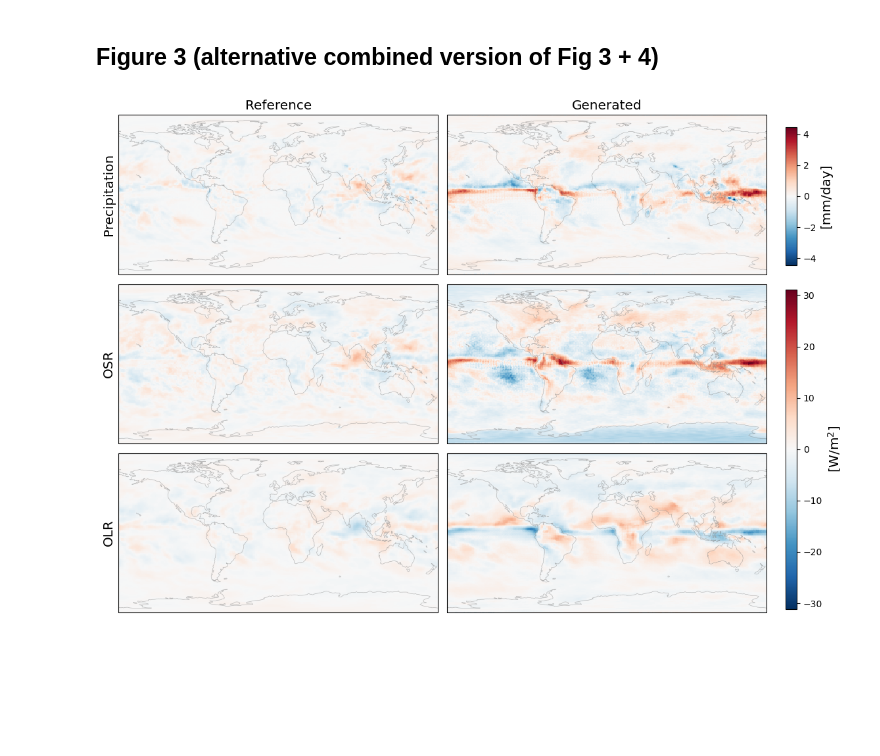
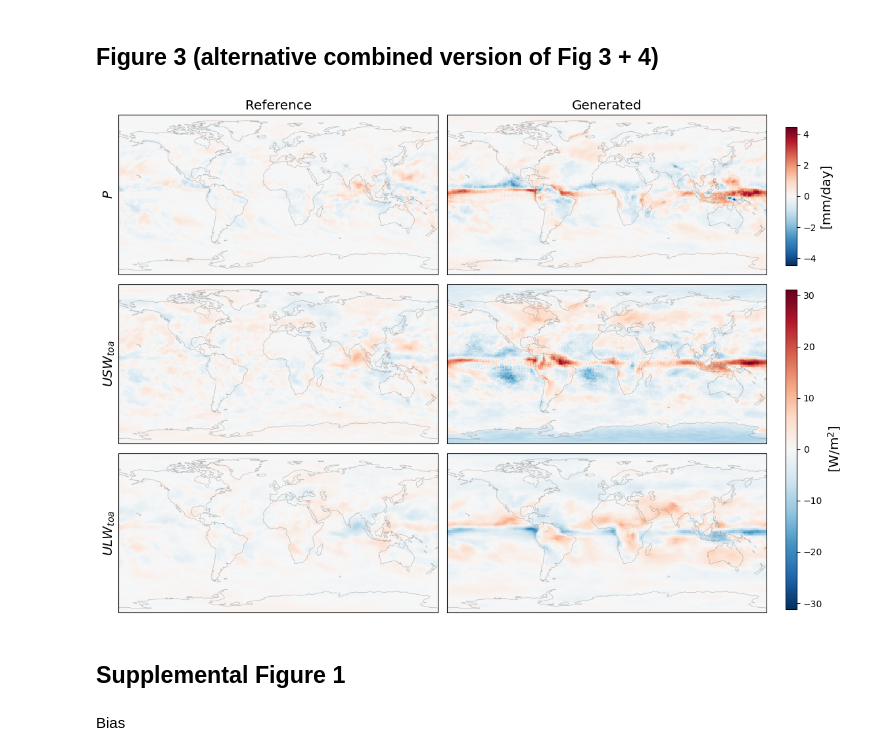
Before and after one commit to ai2cm/e3sm-v2-fme-manuscript, a Jupyter notebook: notebooks/figures.ipynb, the cells around one changed output. Saved outputs shown, nothing was run; the diff lists cells and outputs as text; code cells hidden in the pictures; blank space fills up the shorter version.

```diff
--- a/notebooks/figures.ipynb
+++ b/notebooks/figures.ipynb
@@ -285,5 +342,5 @@ time_mean_bias_OLR = compute_time_mean_bias(
 # %%
-ref_da_OLR = ref_ds["FLUT"].assign_attrs(units=FLUX_UNITS)
+ref_da_OLR = ref_ds[OLR].assign_attrs(units=FLUX_UNITS)
 ref_time_mean_bias_OLR = compute_time_mean_bias(
     ref_da_OLR,
     da_OLR.sel(source="target")
@@ -293,5 +350,5 @@ ref_time_mean_bias_OLR = compute_time_mean_bias(
 # %%
-da_OSR = ds["top_of_atmos_upward_shortwave_flux"].assign_attrs(units=FLUX_UNITS)
+da_OSR = ds[OSR].assign_attrs(units=FLUX_UNITS)
 time_mean_bias_OSR = compute_time_mean_bias(
     da_OSR.sel(source="prediction"),
     da_OSR.sel(source="target")
@@ -301,5 +358,5 @@ time_mean_bias_OSR = compute_time_mean_bias(
 # %%
-ref_da_OSR = ref_ds["top_of_atmos_upward_shortwave_flux"].assign_attrs(units=FLUX_UNITS)
+ref_da_OSR = ref_ds[OSR].assign_attrs(units=FLUX_UNITS)
 ref_time_mean_bias_OSR = compute_time_mean_bias(
     ref_da_OSR,
     da_OSR.sel(source="target")
@@ -320,13 +382,6 @@ fig.show()
 fig.savefig(os.path.join(OUTDIR, "osr_olr_bias.pdf"), bbox_inches="tight")
 # %% [markdown]
 ## Figure 3 (alternative combined version of Fig 3 + 4)
-# %%
-time_mean_bias = time_mean_bias.assign_attrs(units=PRECIP_UNITS)
-ref_time_mean_bias = ref_time_mean_bias.assign_attrs(units=PRECIP_UNITS)
-time_mean_bias_OSR = time_mean_bias_OSR.assign_attrs(units=FLUX_UNITS)
-ref_time_mean_bias_OSR = ref_time_mean_bias_OSR.assign_attrs(units=FLUX_UNITS)
-time_mean_bias_OLR = time_mean_bias_OLR.assign_attrs(units=FLUX_UNITS)
-ref_time_mean_bias_OLR = ref_time_mean_bias_OLR.assign_attrs(units=FLUX_UNITS)
 # %%
 fig, axs = plt.subplots(
     nrows=3,
@@ -338,45 +393,47 @@ fig, axs = plt.subplots(
 im_precip = plot_time_mean_bias_list(
     [time_mean_bias],
     [ref_time_mean_bias],
-    var_names=["Precipitation"],
+    var_names=[all_vars[PRECIP]],
     axs=axs[0:1]
 )
 
 im_fluxes = plot_time_mean_bias_list(
     [time_mean_bias_OSR, time_mean_bias_OLR],
     [ref_time_mean_bias_OSR, ref_time_mean_bias_OLR],
-    var_names=["OSR", "OLR"],
+    var_names=[all_vars[OSR], all_vars[OLR]],
     axs=axs[1:]
 )
 
 axs[1][0].set_title("")
 axs[1][1].set_title("")
 
 plt.tight_layout()
 fig.subplots_adjust(right=0.9)
 
 cbar_ax = fig.add_axes([0.91, 0.67, 0.015, 0.26])
 cbar = fig.colorbar(
     im_precip,
     cax=cbar_ax,
     orientation="vertical",
 )
 cbar.set_label(
     f"[{time_mean_bias.units}]", fontsize="x-large"
 )
 
 cbar_ax = fig.add_axes([0.91, 0.025, 0.015, 0.6])
 cbar = fig.colorbar(
     im_fluxes,
     cax=cbar_ax,
     orientation="vertical",
 )
 cbar.set_label(
     f"[{time_mean_bias_OSR.units}]", fontsize="x-large"
 )
 
 fig.show()
 # %% [output]
-[figure, old version]
+[figure, new version]
 # %%
 fig.savefig(os.path.join(OUTDIR, "bias_maps.pdf"), bbox_inches="tight")
+# %% [markdown]
+## Supplemental Figure 1
@@ -382,0 +457,2 @@ fig.savefig(os.path.join(OUTDIR, "bias_maps.pdf"), bbox_inches="tight")
+# %% [markdown]
+Bias
```
Also changed, not shown: parts of 30 cells of this notebook, 3 other files.
